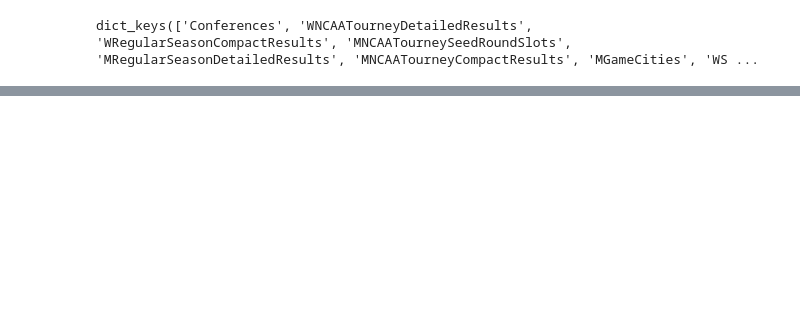
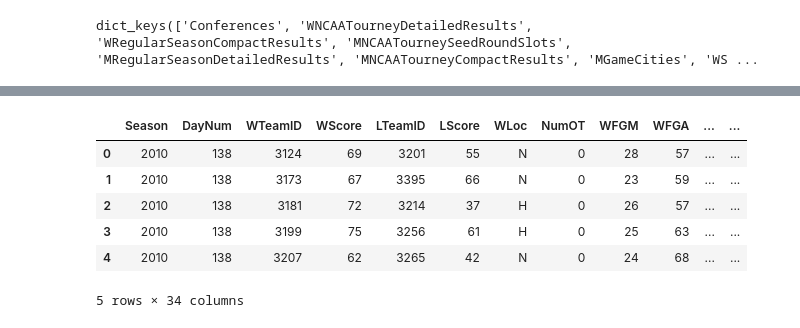
Before and after one commit to chrislouis86/Kaggle-, a Jupyter notebook: march-madness-mania-2026-ml.ipynb, the cells around one changed output, grey strips where cells are left out. Saved outputs shown, nothing was run; the diff lists cells and outputs as text; code cells hidden in the pictures; blank space fills up the shorter version.

```diff
--- a/march-madness-mania-2026-ml.ipynb
+++ b/march-madness-mania-2026-ml.ipynb
@@ -80,0 +132,13 @@ WomenSeeds = pd.read_csv(f"{directPath}/WNCAATourneySeeds.csv")
+# %%
+womenstourneyResults = pd.read_csv(f"{directPath}/WNCAATourneyDetailedResults.csv")
+
+# View the first 5 rows
+womenstourneyResults.head()
+# %% [output]
+|  | Season | DayNum | WTeamID | WScore | LTeamID | LScore | WLoc | NumOT | WFGM | WFGA | ... | ... |
+| 0 | 2010 | 138 | 3124 | 69 | 3201 | 55 | N | 0 | 28 | 57 | ... | ... |
+| 1 | 2010 | 138 | 3173 | 67 | 3395 | 66 | N | 0 | 23 | 59 | ... | ... |
+| 2 | 2010 | 138 | 3181 | 72 | 3214 | 37 | H | 0 | 26 | 57 | ... | ... |
+| 3 | 2010 | 138 | 3199 | 75 | 3256 | 61 | H | 0 | 25 | 63 | ... | ... |
+| 4 | 2010 | 138 | 3207 | 62 | 3265 | 42 | N | 0 | 24 | 68 | ... | ... |
+5 rows × 34 columns
```
Also changed, not shown: parts of 8 cells of this notebook.
